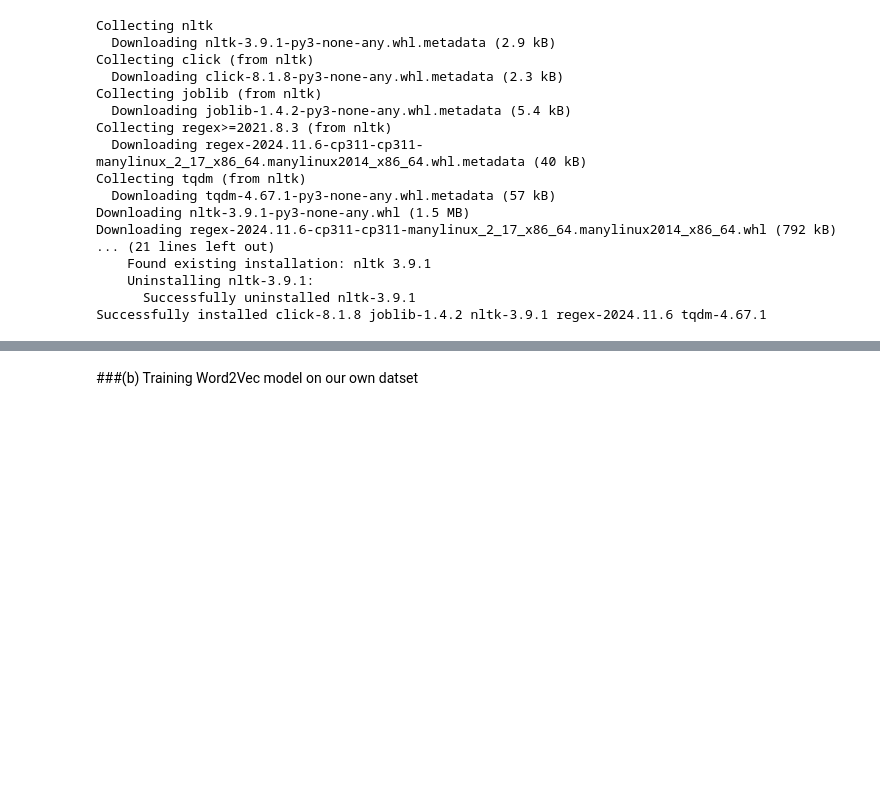
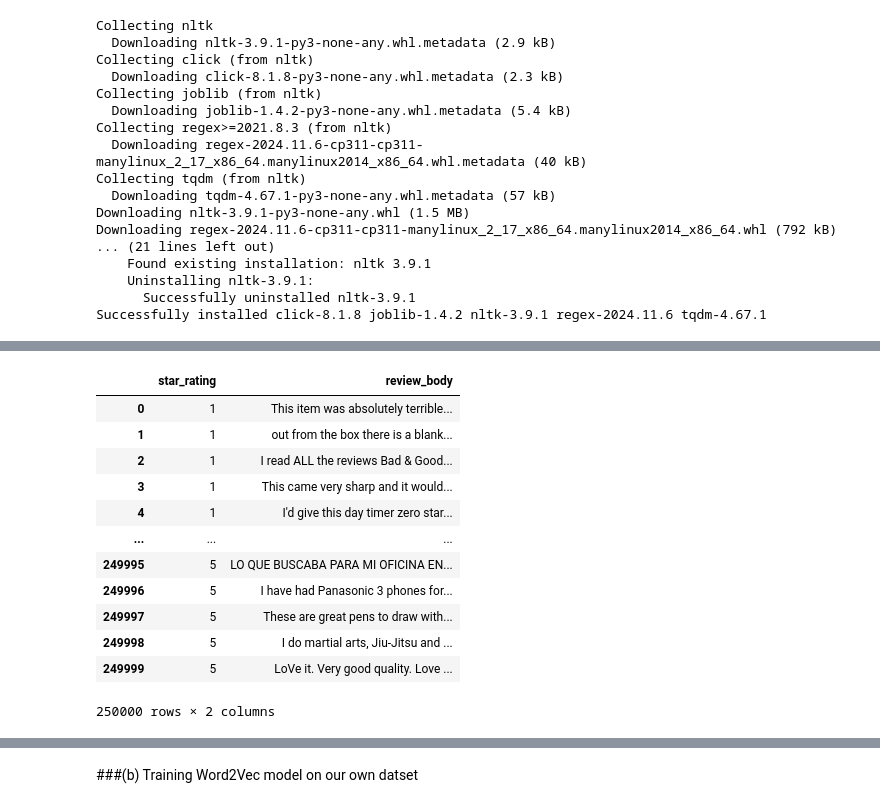
Before and after one commit to junaid537/pytorch, a Jupyter notebook: “HW2_Junaid_Khalidi_Py_CNN.ipynb, the cells around one changed output, grey strips where cells are left out. Saved outputs shown, nothing was run; the diff lists cells and outputs as text; code cells hidden in the pictures; blank space fills up the shorter version.

```diff
--- a/“HW2_Junaid_Khalidi_Py_CNN.ipynb
+++ b/“HW2_Junaid_Khalidi_Py_CNN.ipynb
@@ -75,6 +92,20 @@ df
 # %%
-balanced_df = df.groupby('star_rating').apply(lambda x: x.sample(n=50000, random_state=42)).reset_index(drop=True)
-balanced_df
+df = df.groupby('star_rating').apply(lambda x: x.sample(n=50000, random_state=42)).reset_index(drop=True)
+df
+# %% [output]
+|  | star_rating | review_body |
+| 0 | 1 | This item was absolutely terrible... |
+| 1 | 1 | out from the box there is a blank... |
+| 2 | 1 | I read ALL the reviews Bad & Good... |
+| 3 | 1 | This came very sharp and it would... |
+| 4 | 1 | I'd give this day timer zero star... |
+| ... | ... | ... |
+| 249995 | 5 | LO QUE BUSCABA PARA MI OFICINA EN... |
+| 249996 | 5 | I have had Panasonic 3 phones for... |
+| 249997 | 5 | These are great pens to draw with... |
+| 249998 | 5 | I do martial arts, Jiu-Jitsu and ... |
+| 249999 | 5 | LoVe it. Very good quality. Love ... |
+250000 rows × 2 columns
 # %%
 def map_sentiment(rating):
     if rating > 3:
```
Also changed, not shown: parts of 90 cells of this notebook.
